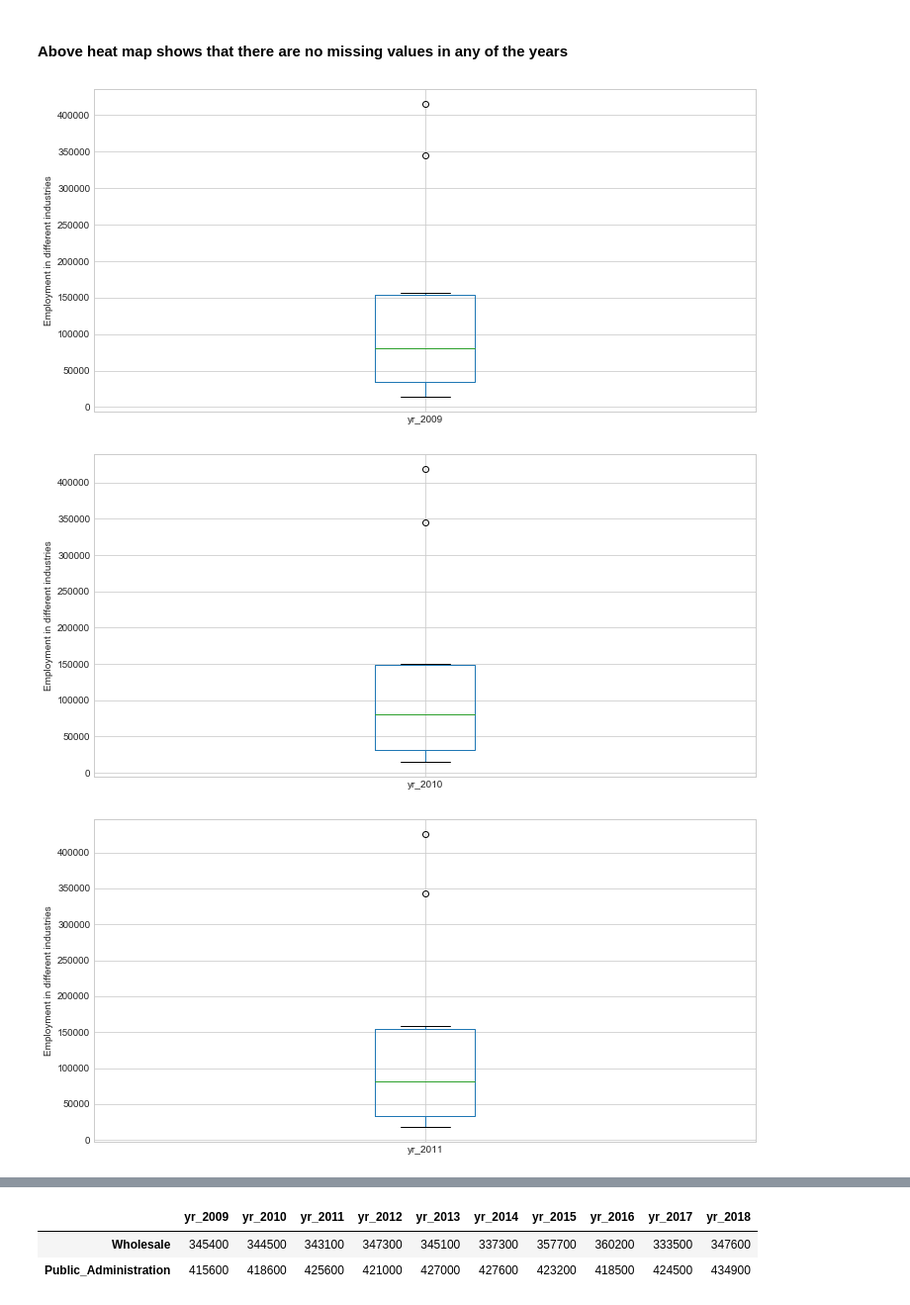
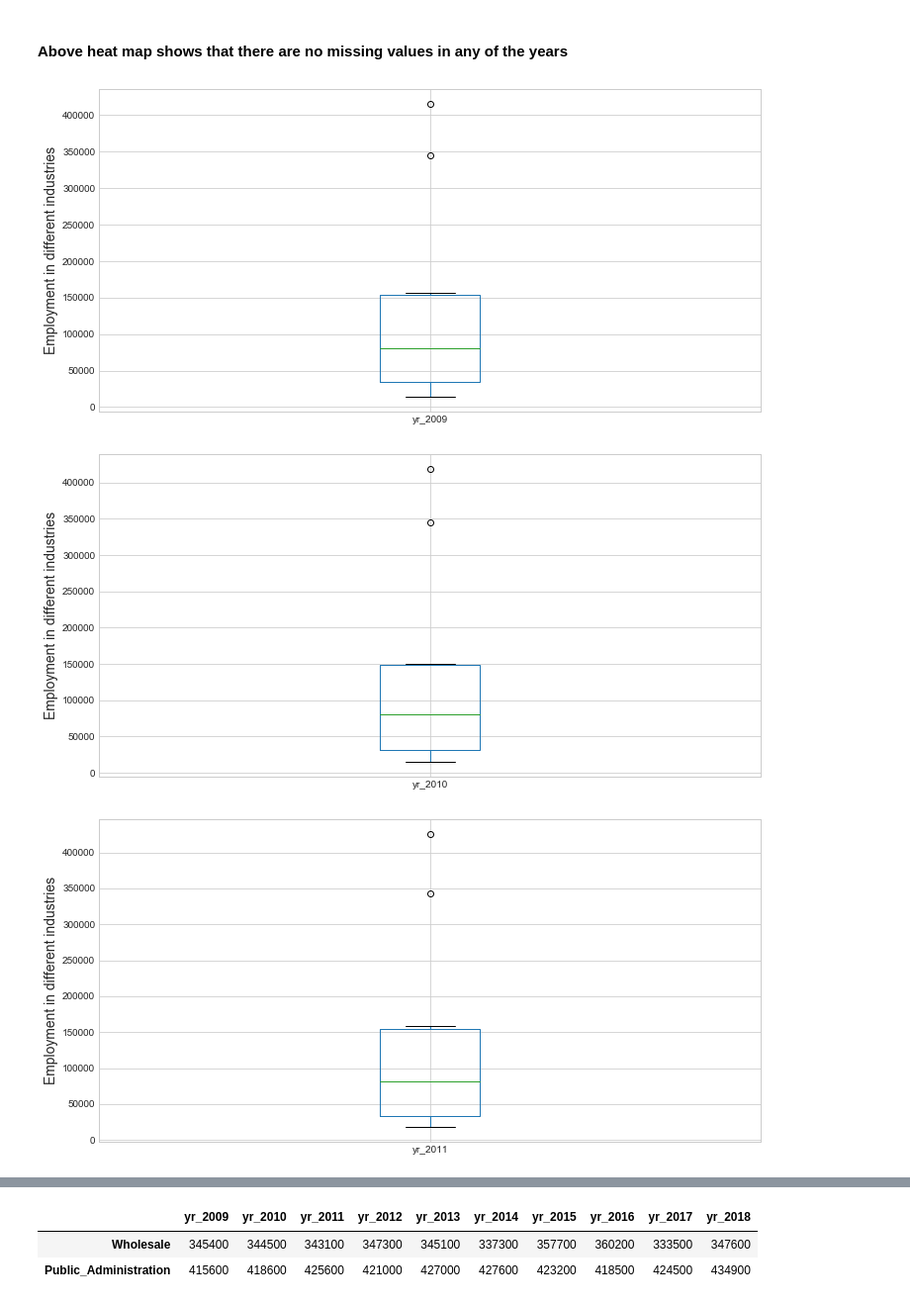
Before and after one commit to sriharsha-ramaraju/WelshEmploymentStats, a Jupyter notebook: WelshStats.ipynb, the cells around one changed output, grey strips where cells are left out. Shown at 99% size. Cells and saved outputs as stored; diff of their text form; code cells hidden in the pictures.

```diff
--- a/WelshStats.ipynb
+++ b/WelshStats.ipynb
@@ -85,11 +85,10 @@ plt.show()
 # %%
 for fea in df.columns:
     plt.figure(figsize=(12,6))
     df[fea].plot(kind='box')
-    plt.ylabel('Employment in different industries')
-    plt.xlabel('')
+    plt.ylabel('Employment in different industries',fontsize=14)
     plt.show()
 # %% [output]
-[figure, old version]
+[figure, new version]
-[figure, old version]
+[figure, new version]
-[figure, old version]
+[figure, new version]
```
Also changed, not shown: parts of 27 cells of this notebook.
